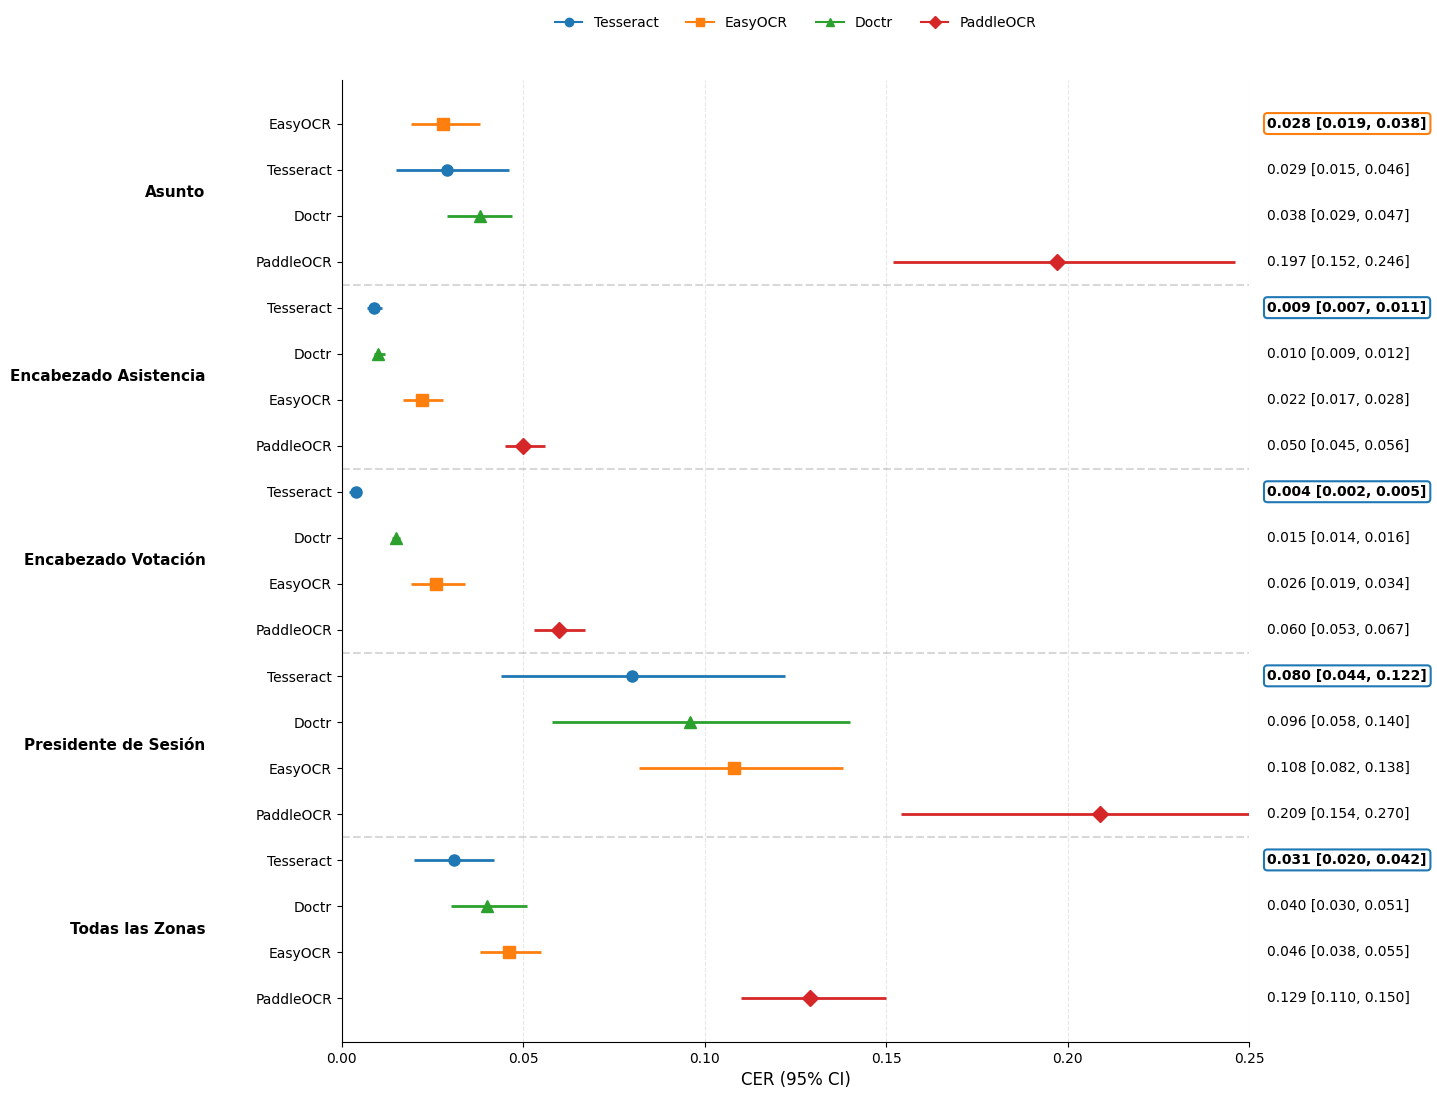
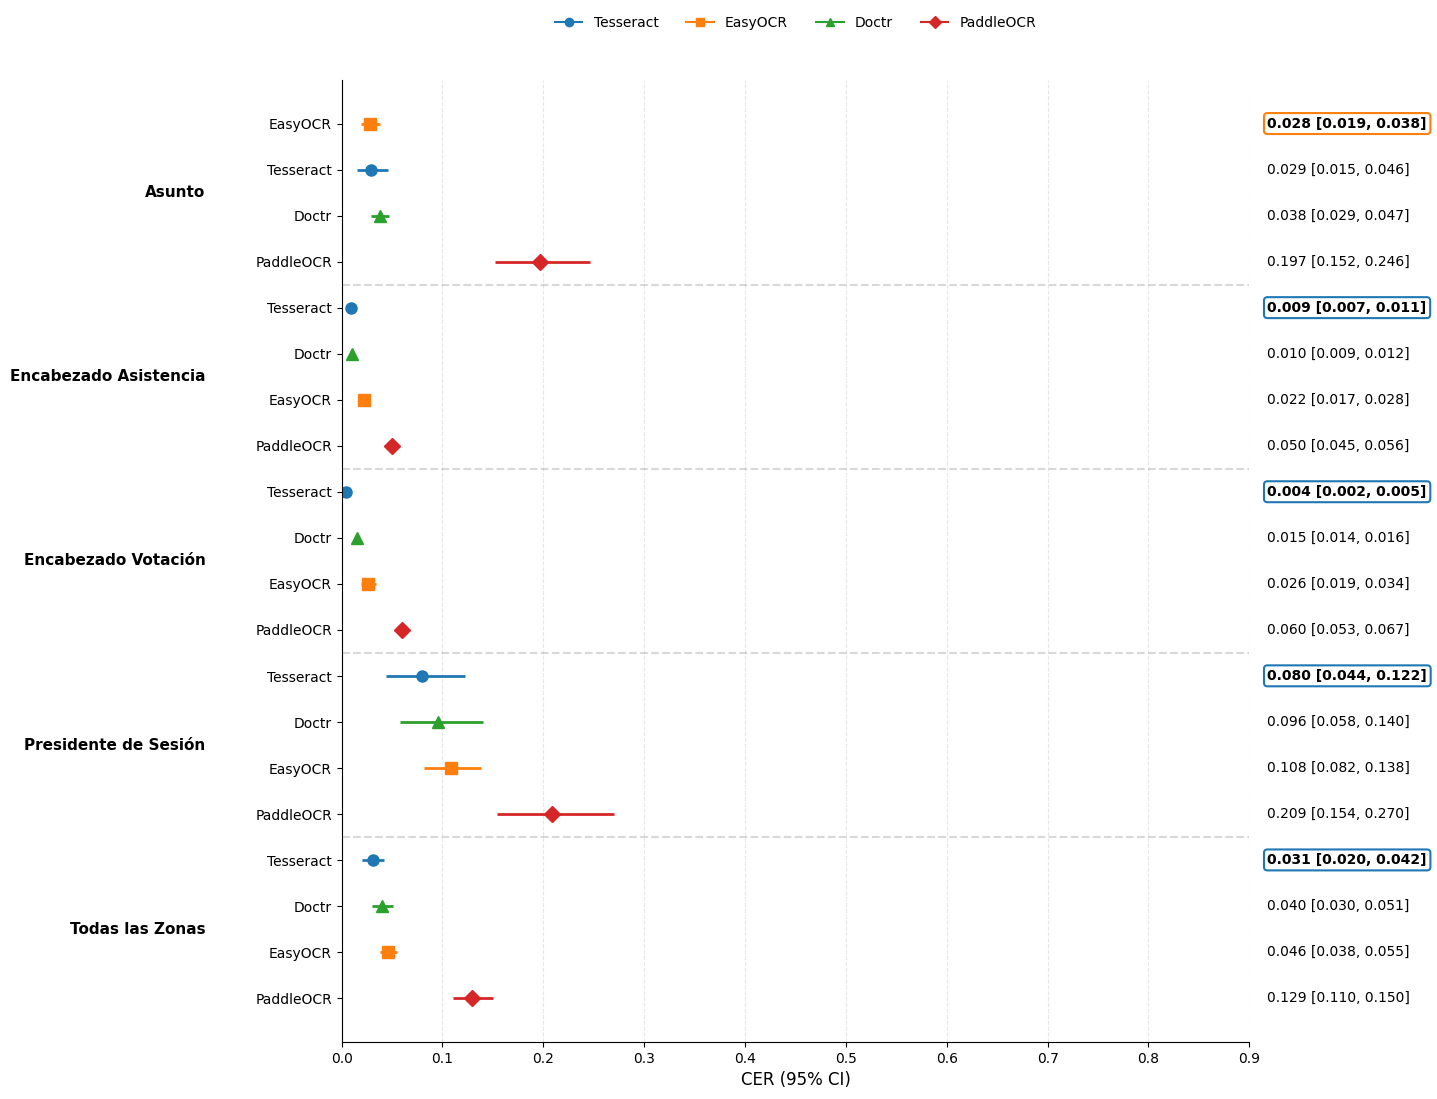
The notebook cell's code change between the first figure and the second:
--- before
+++ after
@@ -159,5 +159,5 @@
 
 ax.set_xlabel("CER (95% CI)", fontsize=12)
-ax.set_xlim(0.0, 0.25)
+ax.set_xlim(0.0, 0.90)
 
 ax.grid(axis="x", linestyle="--", alpha=0.3)

Commit: feat: :sparkles: Actualización de gráficos